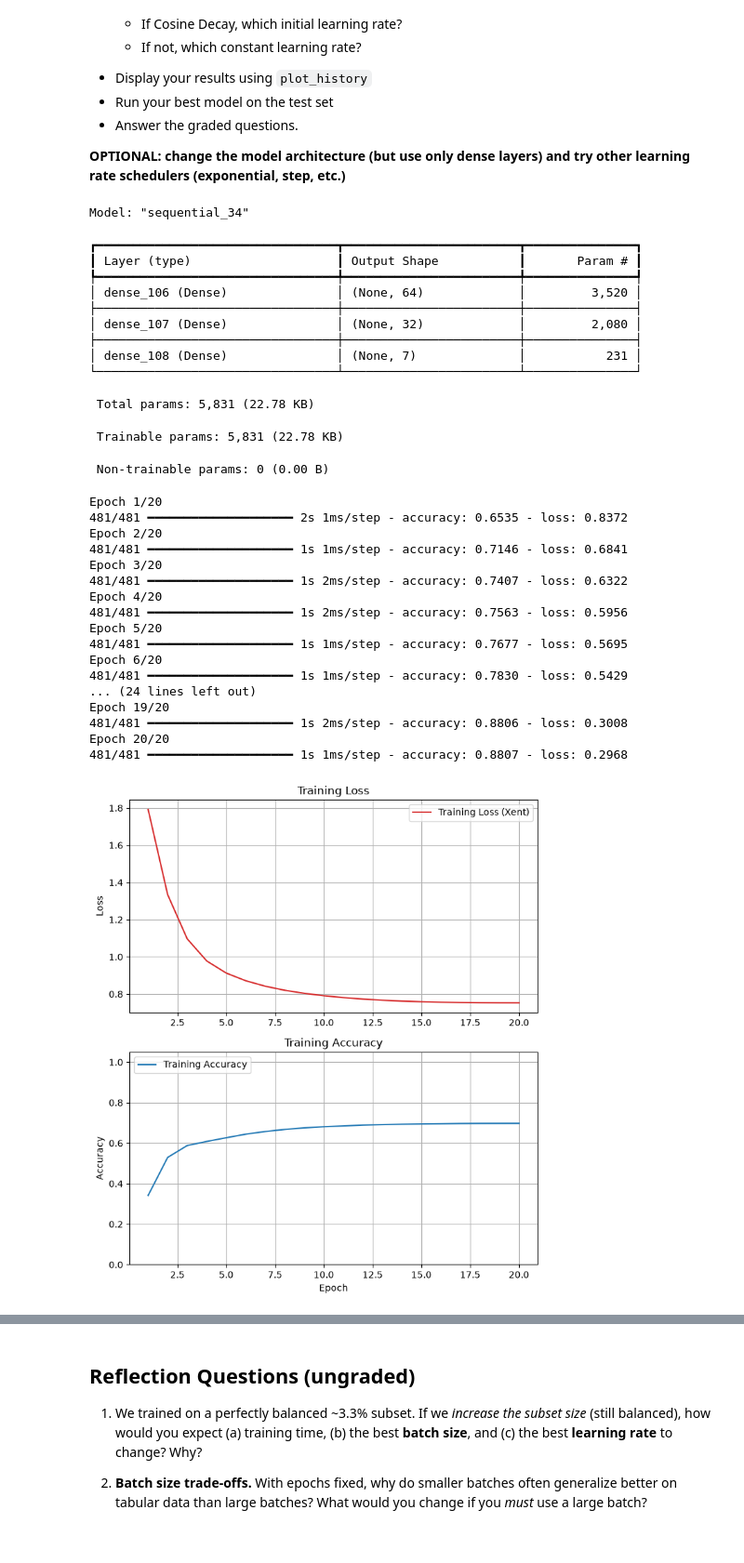
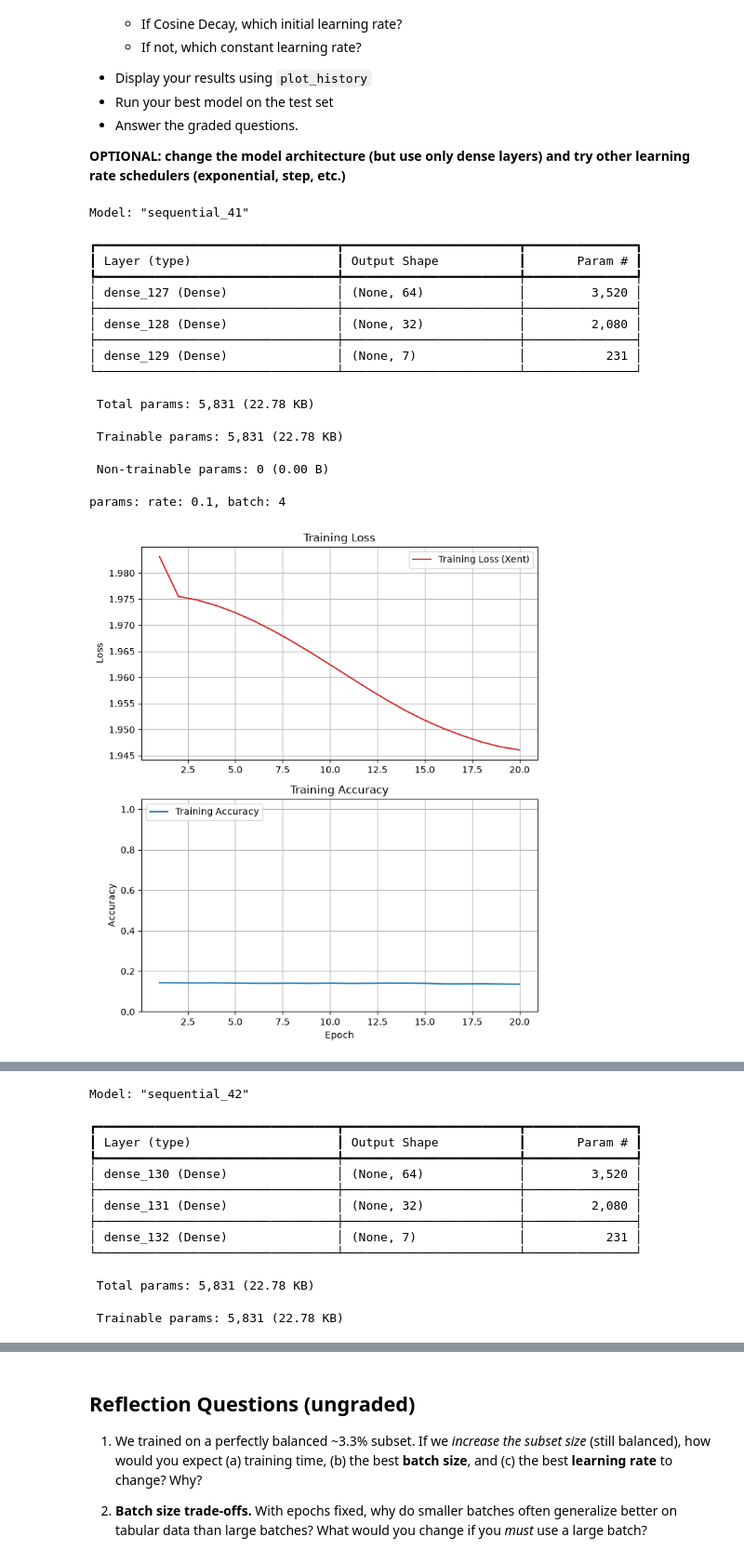
Before and after one commit to AL-Holmes/DX703-Assignments, a Jupyter notebook: Homework_02.ipynb, the cells around one changed output, grey strips where cells are left out. Shown at 93% size. Cells and saved outputs as stored; diff of their text form; code cells hidden in the pictures.

```diff
--- a/Homework_02.ipynb
+++ b/Homework_02.ipynb
@@ -594,73 +594,58 @@ Your choices are:
 **OPTIONAL: change the model architecture (but use only dense layers) and try other learning rate schedulers (exponential, step, etc.)**
 # %%
 # Final model
-params = [0.01]
+params = [(0.1,4),(0.1,16),(0.1,32),(0.01,4),(0.01,16),(0.01,32)]
 accuracy_hist_best = []
 
-for x in params:
+for lr,batch in params:
 
     epochs = 20
-    batch_size = 32
+    batch_size = batch
     steps_per_epoch = int(np.ceil(len(X_train) / batch_size))
     total_steps = epochs * steps_per_epoch
 
     lr_schedule = CosineDecay(
-    initial_learning_rate=x,
+    initial_learning_rate=lr,
     decay_steps=total_steps,
     alpha=0.0  # Final LR = 0
     )
     optimizer = Adam(learning_rate=lr_schedule)
 
     model_best = Sequential(
     [
         Input(shape=(X_train.shape[1],)),     # Explicit input layer
         Dense(64, activation="relu"),
         Dense(32, activation="relu"),
         Dense(len(classes), activation="softmax")
     ]
     )
 
     model_best.summary()
 
     model_best.compile(optimizer=optimizer, loss='sparse_categorical_crossentropy',metrics=['accuracy'])
 
     regression_history_best = model_best.fit(X_train_scaled,
                                             y_train,
                                             epochs  = epochs,     # Specify the number of iterations of training
-                                            batch_size=batch_size,
-                                            verbose = 1             # run silently
+                                            # batch_size=batch_size,
+                                            verbose = 0             # run silently
                                             )
-    accuracy_hist_best.append(regression_history.history['accuracy'][-1] )
-    plot_history(regression_history)
+    print(f"params: rate: {lr}, batch: {batch}")
+    accuracy_hist_best.append(regression_history_best.history['accuracy'][-1] )
+    plot_history(regression_history_best)
 # %% [output]
-Model: "sequential_34"
+Model: "sequential_41"
 ┏━━━━━━━━━━━━━━━━━━━━━━━━━━━━━━━━━┳━━━━━━━━━━━━━━━━━━━━━━━━┳━━━━━━━━━━━━━━━┓
 ┃ Layer (type)                    ┃ Output Shape           ┃       Param # ┃
 ┡━━━━━━━━━━━━━━━━━━━━━━━━━━━━━━━━━╇━━━━━━━━━━━━━━━━━━━━━━━━╇━━━━━━━━━━━━━━━┩
-│ dense_106 (Dense)               │ (None, 64)             │         3,520 │
+│ dense_127 (Dense)               │ (None, 64)             │         3,520 │
 ├─────────────────────────────────┼────────────────────────┼───────────────┤
-│ dense_107 (Dense)               │ (None, 32)             │         2,080 │
+│ dense_128 (Dense)               │ (None, 32)             │         2,080 │
 ├─────────────────────────────────┼────────────────────────┼───────────────┤
-│ dense_108 (Dense)               │ (None, 7)              │           231 │
+│ dense_129 (Dense)               │ (None, 7)              │           231 │
 └─────────────────────────────────┴────────────────────────┴───────────────┘
  Total params: 5,831 (22.78 KB)
  Trainable params: 5,831 (22.78 KB)
  Non-trainable params: 0 (0.00 B)
-Epoch 1/20
-481/481 ━━━━━━━━━━━━━━━━━━━━ 2s 1ms/step - accuracy: 0.6535 - loss: 0.8372
-Epoch 2/20
-481/481 ━━━━━━━━━━━━━━━━━━━━ 1s 1ms/step - accuracy: 0.7146 - loss: 0.6841
-Epoch 3/20
-481/481 ━━━━━━━━━━━━━━━━━━━━ 1s 2ms/step - accuracy: 0.7407 - loss: 0.6322
-Epoch 4/20
-481/481 ━━━━━━━━━━━━━━━━━━━━ 1s 2ms/step - accuracy: 0.7563 - loss: 0.5956
-Epoch 5/20
-481/481 ━━━━━━━━━━━━━━━━━━━━ 1s 1ms/step - accuracy: 0.7677 - loss: 0.5695
-Epoch 6/20
-481/481 ━━━━━━━━━━━━━━━━━━━━ 1s 1ms/step - accuracy: 0.7830 - loss: 0.5429
-... (24 lines left out)
-Epoch 19/20
-481/481 ━━━━━━━━━━━━━━━━━━━━ 1s 2ms/step - accuracy: 0.8806 - loss: 0.3008
-Epoch 20/20
-481/481 ━━━━━━━━━━━━━━━━━━━━ 1s 1ms/step - accuracy: 0.8807 - loss: 0.2968
+params: rate: 0.1, batch: 4
-[figure, old version]
+[figure, new version]
@@ -668,0 +654,12 @@ Final Training Accuracy: 0.6977
+Model: "sequential_42"
+┏━━━━━━━━━━━━━━━━━━━━━━━━━━━━━━━━━┳━━━━━━━━━━━━━━━━━━━━━━━━┳━━━━━━━━━━━━━━━┓
+┃ Layer (type)                    ┃ Output Shape           ┃       Param # ┃
+┡━━━━━━━━━━━━━━━━━━━━━━━━━━━━━━━━━╇━━━━━━━━━━━━━━━━━━━━━━━━╇━━━━━━━━━━━━━━━┩
+│ dense_130 (Dense)               │ (None, 64)             │         3,520 │
+├─────────────────────────────────┼────────────────────────┼───────────────┤
+│ dense_131 (Dense)               │ (None, 32)             │         2,080 │
+├─────────────────────────────────┼────────────────────────┼───────────────┤
+│ dense_132 (Dense)               │ (None, 7)              │           231 │
+└─────────────────────────────────┴────────────────────────┴───────────────┘
+ Total params: 5,831 (22.78 KB)
+ Trainable params: 5,831 (22.78 KB)
```
Also changed, not shown: parts of 7 cells of this notebook.
